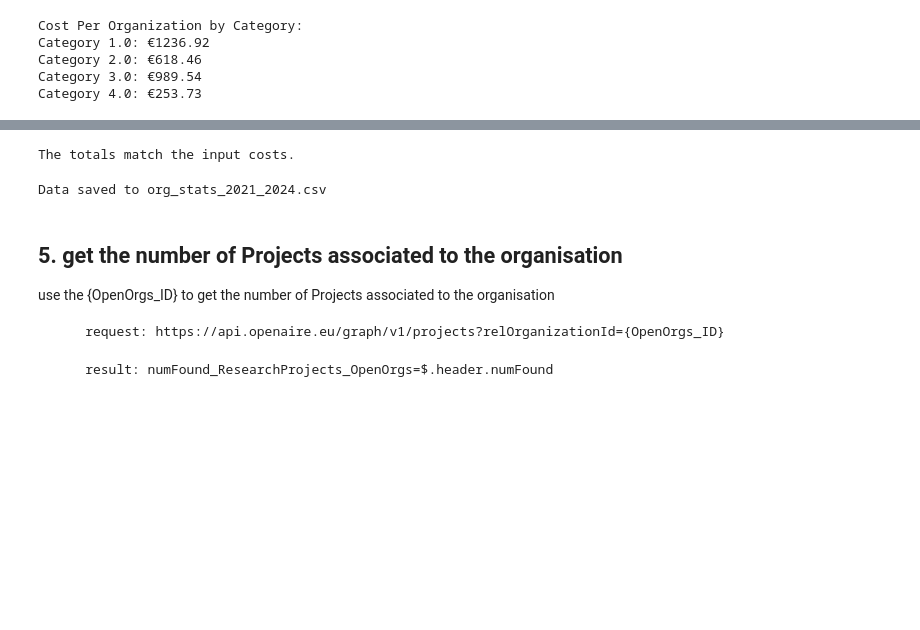
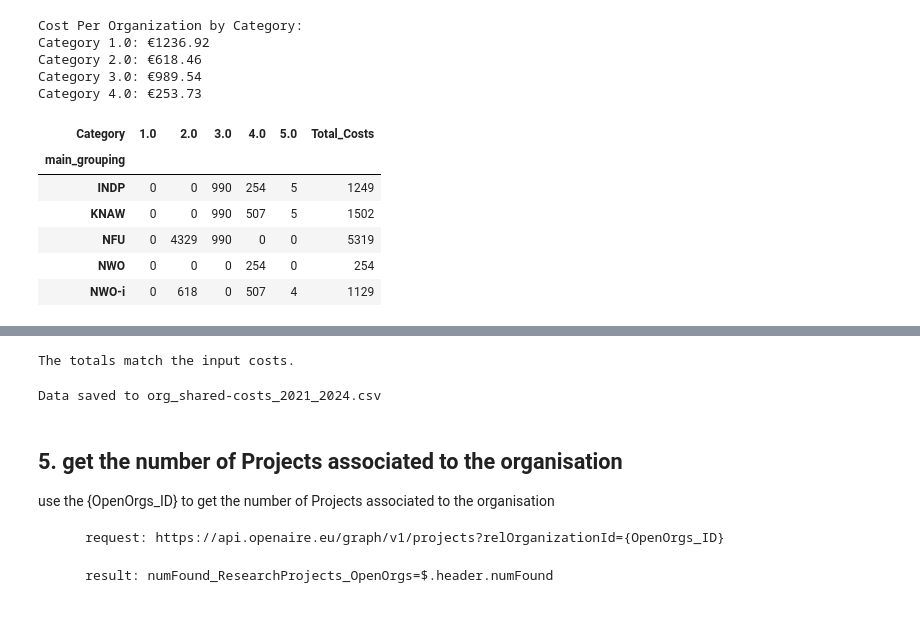
Before and after one commit to mosart/nl-portal, a Jupyter notebook: nl-research-portal-consortium.ipynb, the cells around one changed output, grey strips where cells are left out. Cells and saved outputs as stored; diff of their text form; code cells hidden in the pictures; blank space fills up the shorter version.

```diff
--- a/nl-research-portal-consortium.ipynb
+++ b/nl-research-portal-consortium.ipynb
@@ -358,3 +380,15 @@ Category
 4.0    13
 5.0    45
 Name: count, dtype: int64
+# %%
+# Create a pivot table to count the number of categories per main grouping
+category_matrix = df_orgs.pivot_table(
+    index='main_grouping',
+    columns='Category',
+    values='OpenAIRE_Org_ID',
+    aggfunc='count',
+    fill_value=0
+)
+
+# Display the matrix table
+print(category_matrix)
@@ -361,11 +407,14 @@ Name: count, dtype: int64
 # %%
+# Filter paying categories (1, 2, 3, 4)
+paying_categories = category_counts[category_counts.index.isin([1, 2, 3, 4])]
+
 # Reverse the weights to give higher weight to lower categories
 weights = [(1 + category_step_percentage) ** (len(paying_categories.index) - category) for category in paying_categories.index]
 
 # Normalize the weights to sum to 1
 normalized_weights = [weight / sum(weights) for weight in weights]
 
-# Calculate the cost distribution for each category
+# Calculate the cost distribution for each paying category
 cost_distribution = {category: total_portal_costs * weight for category, weight in zip(paying_categories.index, normalized_weights)}
 
 print("Cost Distribution by Category:")
@@ -391,6 +440,29 @@ Category 1.0: €1236.92
 Category 2.0: €618.46
 Category 3.0: €989.54
 Category 4.0: €253.73
+# %%
+# use the category_matrix to Create a to calculate the total costs for each main grouping and category
+# Calculate the total costs for each main grouping and category
+category_costs = category_matrix.copy()
+
+# Multiply each category column by its respective cost per organization
+for category, cost in cost_per_organization.items():
+    if category in category_costs.columns:
+        category_costs[category] = (category_costs[category] * cost).round(0).astype(int)
+
+# Add a new column for the total costs per main grouping
+category_costs['Total_Costs'] = category_costs.sum(axis=1)
+
+# Display the updated dataframe
+category_costs.head()
+# %% [output]
+| Category | 1.0 | 2.0 | 3.0 | 4.0 | 5.0 | Total_Costs |
+| main_grouping |  |  |  |  |  |  |
+| INDP | 0 | 0 | 990 | 254 | 5 | 1249 |
+| KNAW | 0 | 0 | 990 | 507 | 5 | 1502 |
+| NFU | 0 | 4329 | 990 | 0 | 0 | 5319 |
+| NWO | 0 | 0 | 0 | 254 | 0 | 254 |
+| NWO-i | 0 | 618 | 0 | 507 | 4 | 1129 |
 # %%
 # Add a new column 'portal_costs' to df_orgs based on the category
 df_orgs['portal_costs'] = df_orgs['Category'].apply(lambda x: cost_per_organization.get(x, None))
@@ -430,11 +502,11 @@ else:
 The totals match the input costs.
 # %%
 # Save the updated dataframe to a new CSV file
-output_file = f"org_stats_{from_date}_{to_date}.csv"
+output_file = f"org_shared-costs_{from_date}_{to_date}.csv"
 df_orgs.to_csv(output_file, index=False)
 print(f"Data saved to {output_file}")
 # %% [output]
-Data saved to org_stats_2021_2024.csv
+Data saved to org_shared-costs_2021_2024.csv
 # %% [markdown]
 ## 5. get the number of Projects associated to the organisation
 
```
Also changed, not shown: parts of 2 cells of this notebook, 2 other files.
